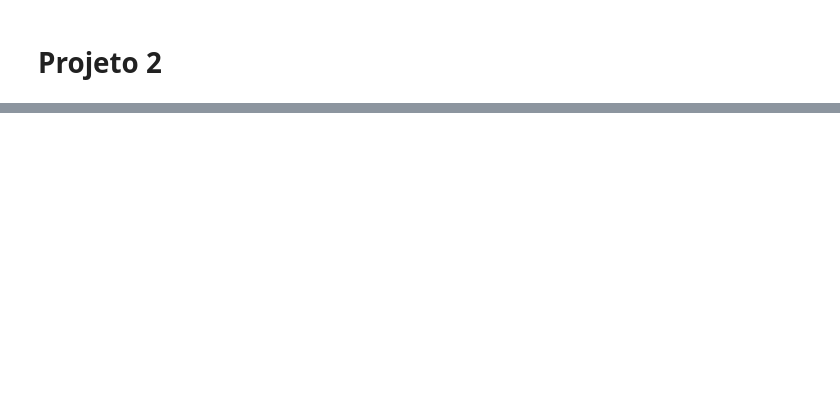
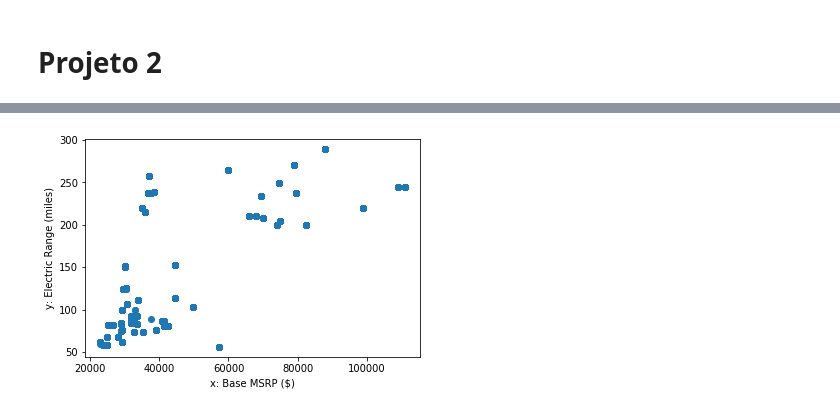
Before and after one commit to gustavopc3/P2-CD20-2, a Jupyter notebook: P2-CD20-2.ipynb, the cells around one changed output, grey strips where cells are left out. Cells and saved outputs as stored; diff of their text form; code cells hidden in the pictures; blank space fills up the shorter version.

```diff
--- a/P2-CD20-2.ipynb
+++ b/P2-CD20-2.ipynb
@@ -31,0 +152,9 @@ FileNotFoundError: [Errno 2] File b'netflix_titles.csv' does not exist: b'netfli
+# %%
+x_dados = carros_eletricos['Base MSRP'] # Definindo renda como explicativa
+y_dados = carros_eletricos['Electric Range']    # Definindo CO2 como resposta
+
+plt.scatter(x_dados,y_dados);
+plt.xlabel("x: Base MSRP ($)");
+plt.ylabel("y: Electric Range (miles)");
+# %% [output]
+[figure, added]
```
Also changed, not shown: parts of 60 cells of this notebook.
